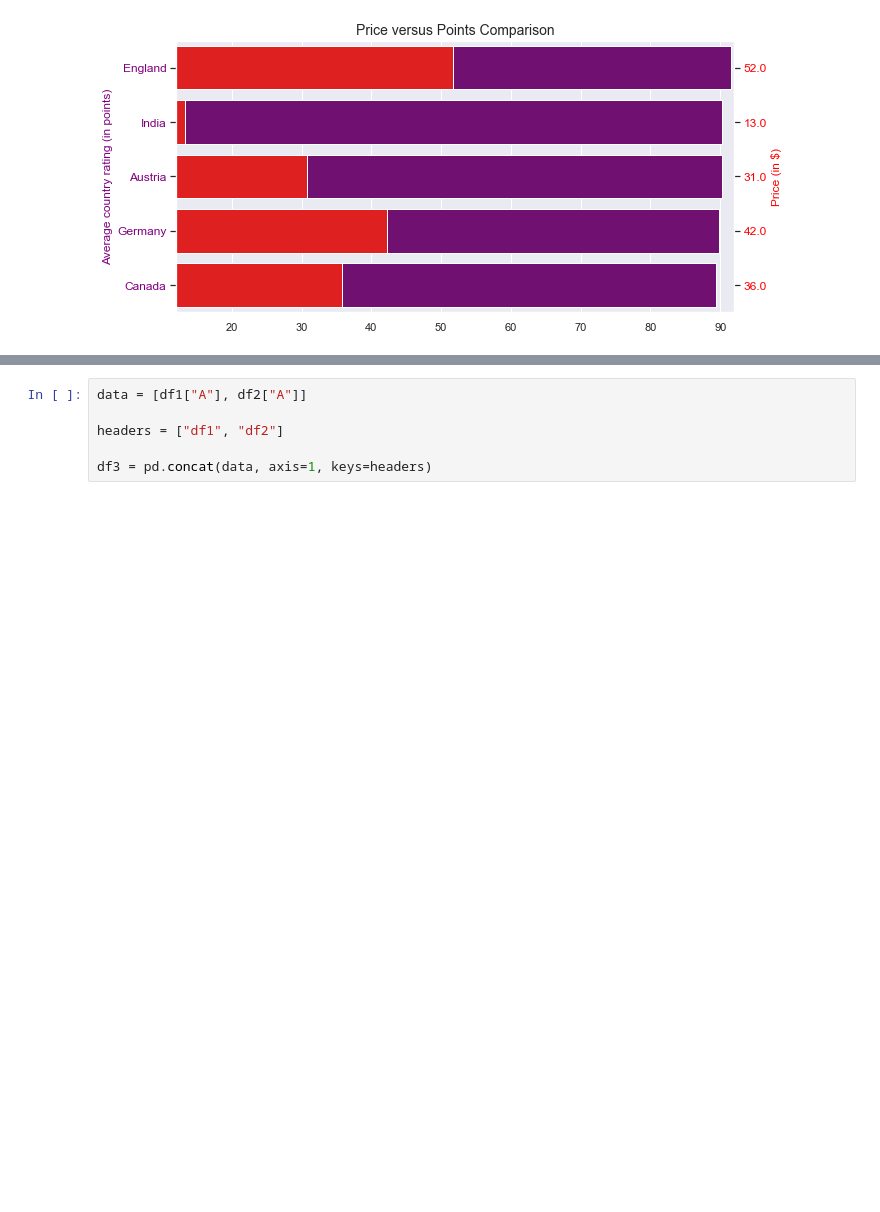
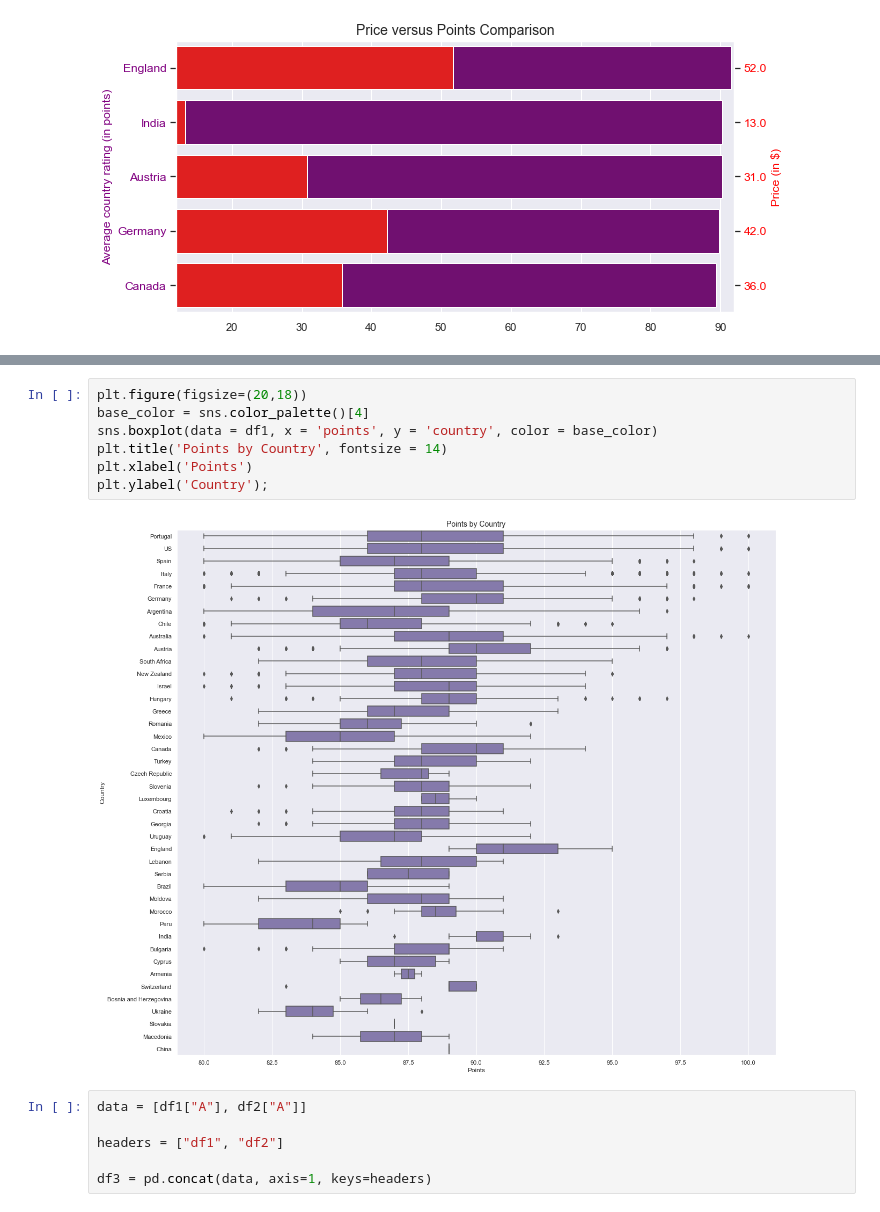
Before and after one commit to Nima-Sayyah/Drink-by-Data, a Jupyter notebook: Drink by Data (NS).ipynb, the cells around one changed output, grey strips where cells are left out. Drawn from its saved outputs; the diff is of its cells as text; blank space fills up the shorter version.

Commit message:
Update 12 - Drink by Data

```diff
--- a/Drink by Data (NS).ipynb
+++ b/Drink by Data (NS).ipynb
@@ -439,3 +453,12 @@ Name: country, dtype: int64
+# %%
+plt.figure(figsize=(20,18))
+base_color = sns.color_palette()[4]
+sns.boxplot(data = df1, x = 'points', y = 'country', color = base_color)
+plt.title('Points by Country', fontsize = 14)
+plt.xlabel('Points')
+plt.ylabel('Country');
+# %% [output]
+[figure, added]
 # %%
 data = [df1["A"], df2["A"]]
 
```
Also changed, not shown: parts of 9 cells of this notebook.
